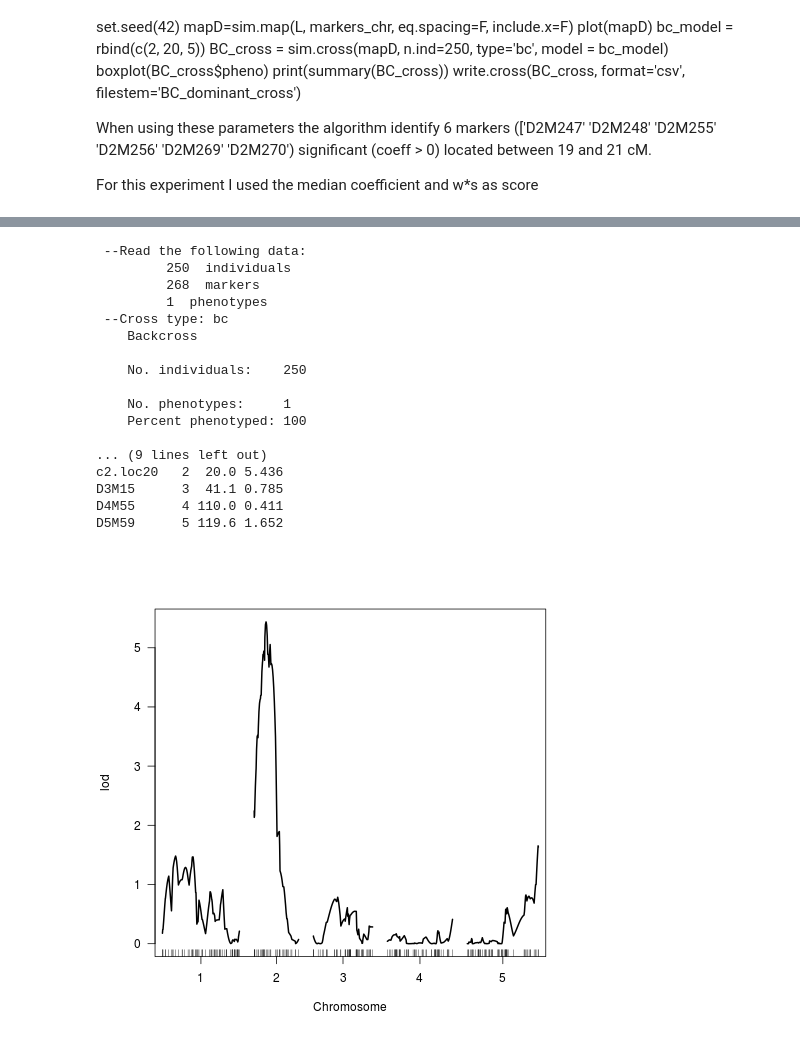
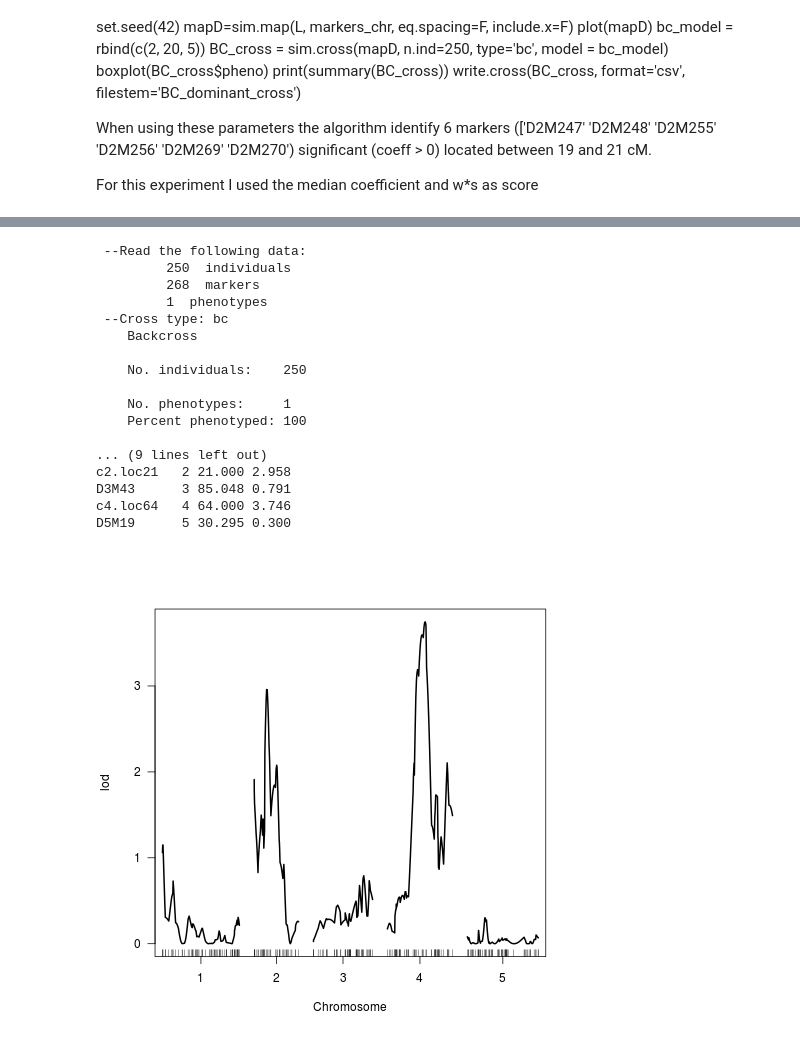
Before and after one commit to aariani/Gepts_Lab_Book, a Jupyter notebook: QTLmap/MLQTLs/mlQTLs_notebook.ipynb, the cells around one changed output, grey strips where cells are left out. Cells and saved outputs as stored; diff of their text form; code cells hidden in the pictures.

```diff
--- a/QTLmap/MLQTLs/mlQTLs_notebook.ipynb
+++ b/QTLmap/MLQTLs/mlQTLs_notebook.ipynb
@@ -99,0 +99,13 @@ def mlQTLs_analysis(X, y, n_estimators=100,
+# %%
+%%R
+
+library(qtl)
+data = read.cross('csv', file = 'BC_dominant_cross.csv', estimate.map=F,
+                  crosstype='bc')
+print(summary(data))
+data = calc.genoprob(data, step=1, error.prob=0.001)
+#data=jittermap(data)
+out.mr = scanone(data, method='em')
+print(summary(out.mr))
+plot(out.mr)
+plot(out.mr, chr=3)
@@ -254,31 +444,31 @@ For this experiment I used the median coefficient and w*s as score
 # %%
 %%R
 
 library(qtl)
-data = read.cross('csv', file = 'BC_dominant_cross.csv', estimate.map=F,
+data = read.cross('csv', file = 'epi_cross.csv', estimate.map=F,
                   crosstype='bc')
 print(summary(data))
 data = calc.genoprob(data, step=1, error.prob=0.001)
 #data=jittermap(data)
 out.mr = scanone(data, method='em')
 print(summary(out.mr))
 plot(out.mr)
 # %% [output]
  --Read the following data:
          250  individuals
          268  markers
          1  phenotypes
  --Cross type: bc
     Backcross
 
     No. individuals:    250
 
     No. phenotypes:     1
     Percent phenotyped: 100
 
 ... (9 lines left out)
-c2.loc20   2  20.0 5.436
-D3M15      3  41.1 0.785
-D4M55      4 110.0 0.411
-D5M59      5 119.6 1.652
+c2.loc21   2 21.000 2.958
+D3M43      3 85.048 0.791
+c4.loc64   4 64.000 3.746
+D5M19      5 30.295 0.300
-[figure, old version]
+[figure, new version]
```
Also changed, not shown: parts of 34 cells of this notebook, 2 other files.
